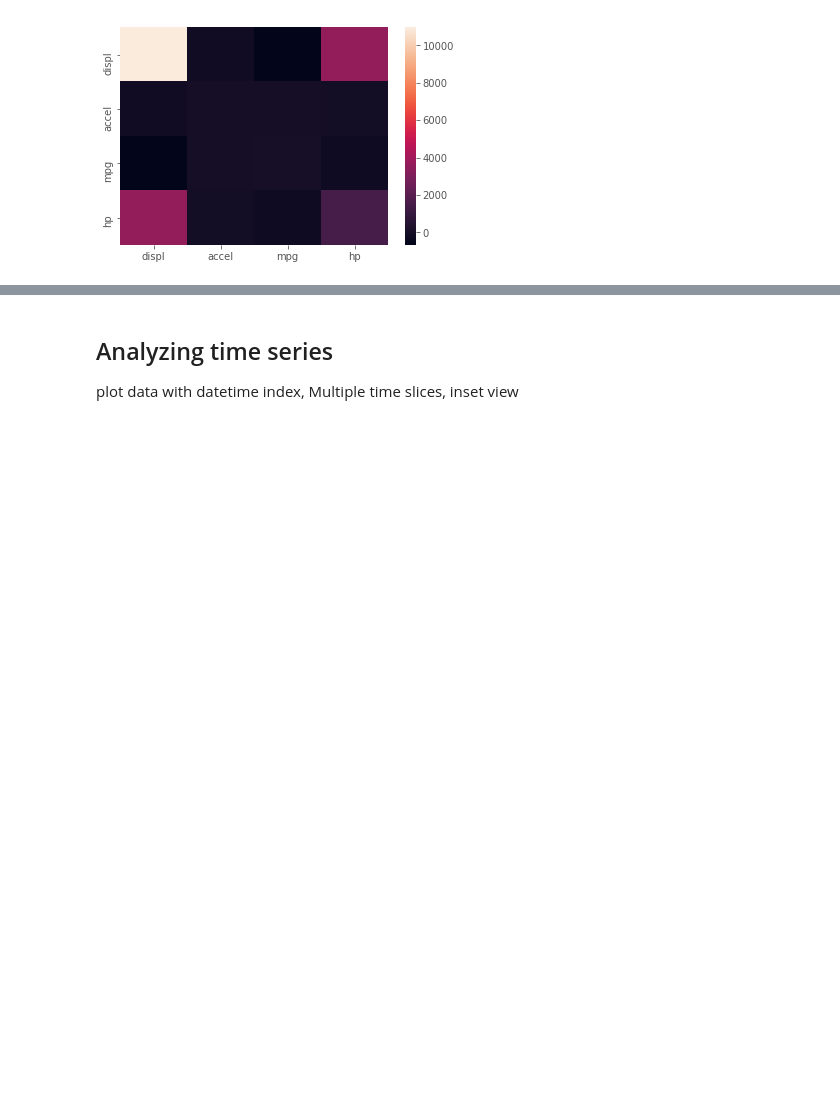
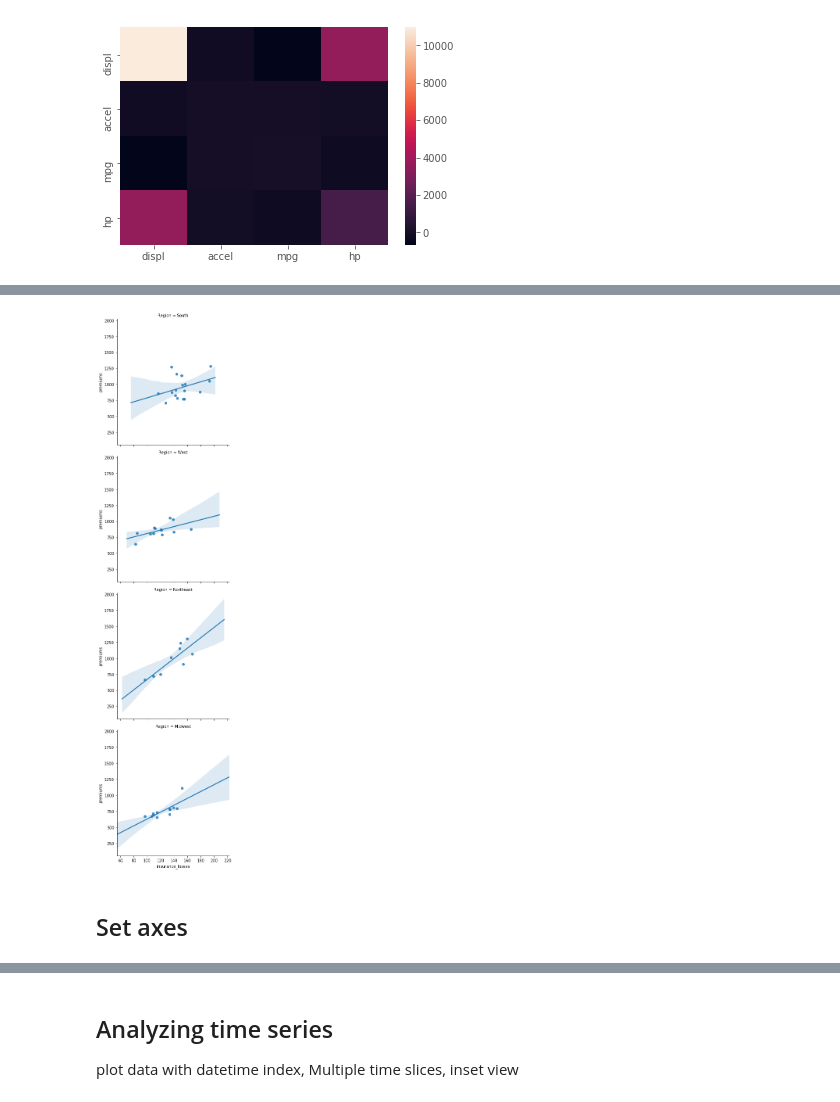
Before and after one commit to worasom/class-projects, a Jupyter notebook: data_vis.ipynb, the cells around one changed output, grey strips where cells are left out. Drawn from its saved outputs; the diff is of its cells as text; code cells hidden in the pictures; blank space fills up the shorter version.

```diff
--- a/data_vis.ipynb
+++ b/data_vis.ipynb
@@ -403,0 +459,4 @@ sns.heatmap(auto[['displ','accel','mpg','hp']].cov())
+# %%
+# Read in the DataFrame
+df = pd.read_csv('data/insurance_premiums.csv')
+df.head()
@@ -403,0 +470,13 @@ sns.heatmap(auto[['displ','accel','mpg','hp']].cov())
+# %%
+# Create a regression plot with multiple rows
+sns.lmplot(data=df,
+           x="insurance_losses",
+           y="premiums",
+           row="Region")
+
+# Show the plot
+plt.show()
+# %% [output]
+[figure, added]
+# %% [markdown]
+## Set axes
```
Also changed, not shown: parts of 51 cells of this notebook.
